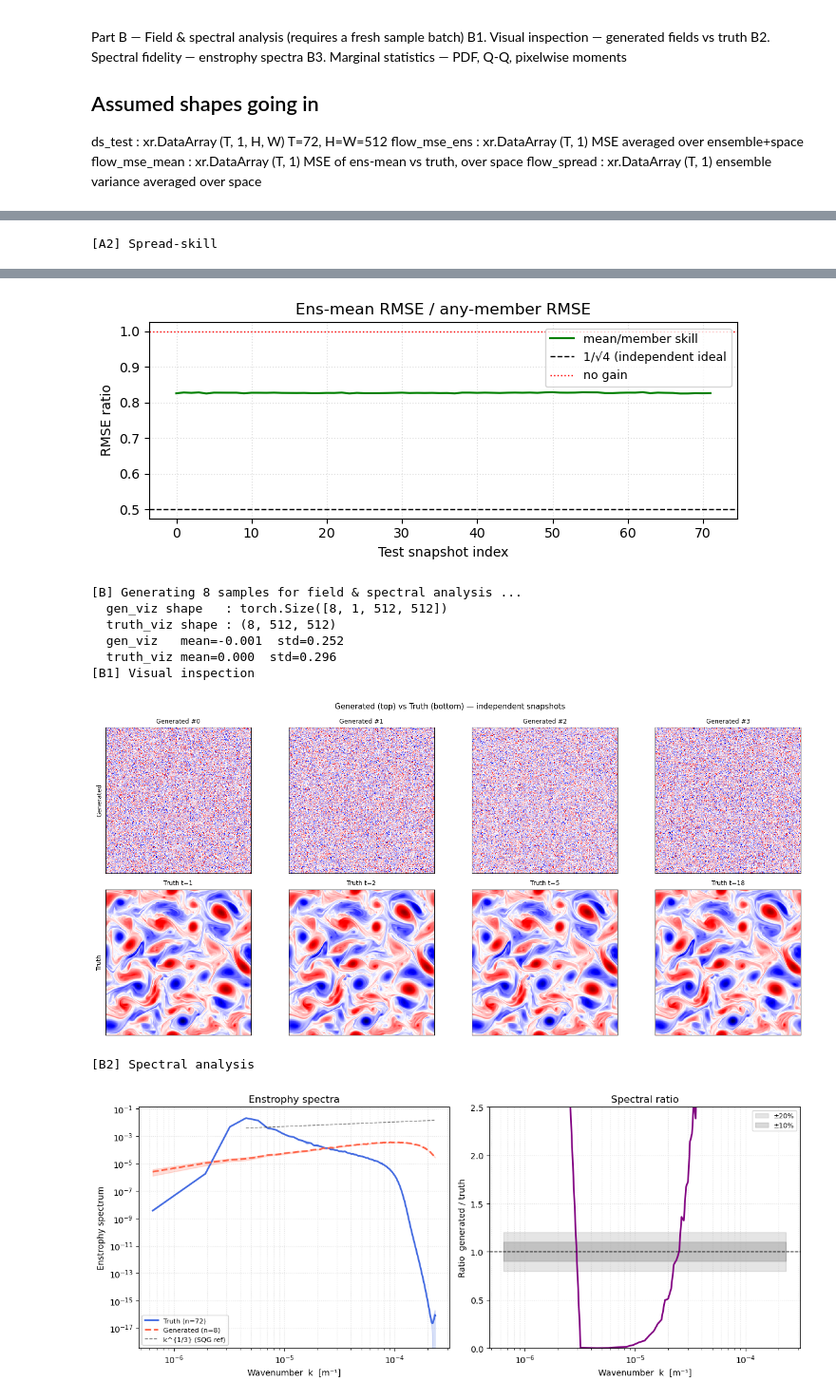
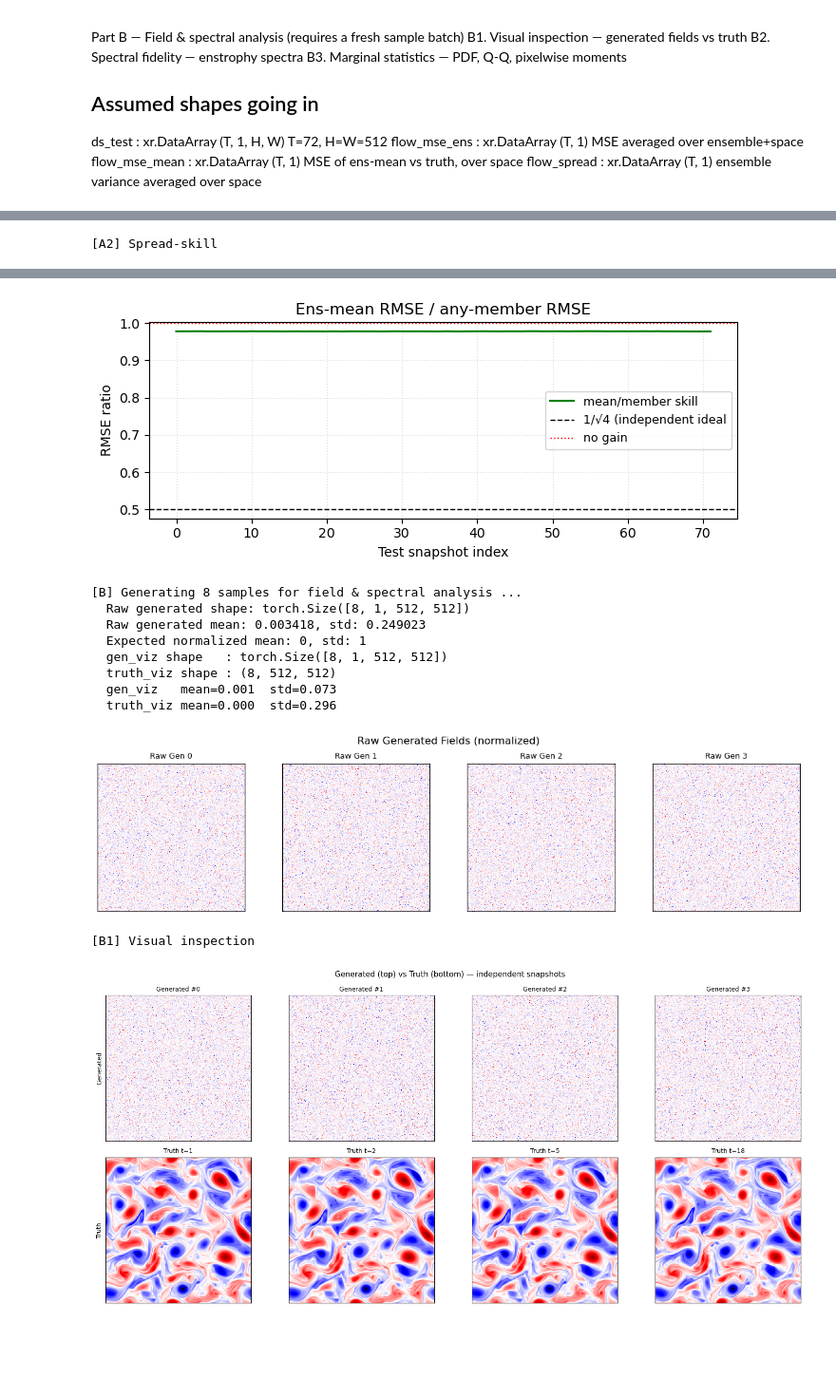
Before and after one commit to zelk-oss/forecasting, a Jupyter notebook: part3_uncond_flow_testing.ipynb, the cells around one changed output, grey strips where cells are left out. Shown at 95% size. Cells and saved outputs as stored; diff of their text form; code cells hidden in the pictures; blank space fills up the shorter version.

```diff
--- a/part3_uncond_flow_testing.ipynb
+++ b/part3_uncond_flow_testing.ipynb
@@ -26,7 +26,7 @@ batch_size = 32
 n_ensemble = 4
 
 # Integration steps for flow model
-n_int = 10
+n_int = 1
 # %% [markdown]
 # Load data
 # %%
@@ -413,7 +425,7 @@ with torch.no_grad():
     fig, axes = plt.subplots(1, min(4, N_VIZ), figsize=(12, 3))
     fig.suptitle("Raw Generated Fields (normalized)")
     for i in range(min(4, N_VIZ)):
-        plot_q(raw_gen[i].cpu().numpy().squeeze(), ax=axes[i], title=f'Raw Gen {i}')
+        plot_q(raw_gen[i].float().cpu().numpy().squeeze(), ax=axes[i], title=f'Raw Gen {i}')
     plt.tight_layout()
     plt.show()
 
@@ -602,10 +614,12 @@ for name, val in rows:
-[figure, old version]
+[figure, new version]
 [B] Generating 8 samples for field & spectral analysis ...
+  Raw generated shape: torch.Size([8, 1, 512, 512])
+  Raw generated mean: 0.003418, std: 0.249023
+  Expected normalized mean: 0, std: 1
   gen_viz shape   : torch.Size([8, 1, 512, 512])
   truth_viz shape : (8, 512, 512)
-  gen_viz   mean=-0.001  std=0.252
+  gen_viz   mean=0.001  std=0.073
   truth_viz mean=0.000  std=0.296
-[B1] Visual inspection
-[figure, old version]
+[figure, new version]
-[B2] Spectral analysis
+[B1] Visual inspection
-[figure, old version]
+[figure, new version]
```
Also changed, not shown: parts of 3 cells of this notebook, 1 other file.
